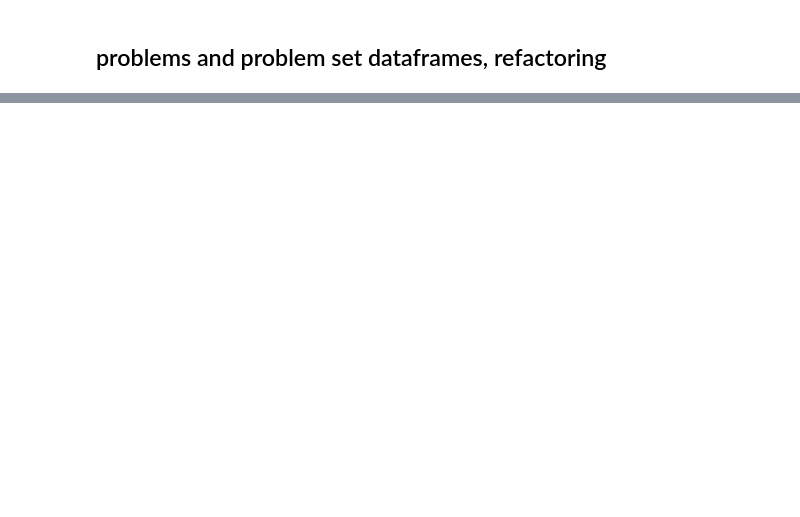
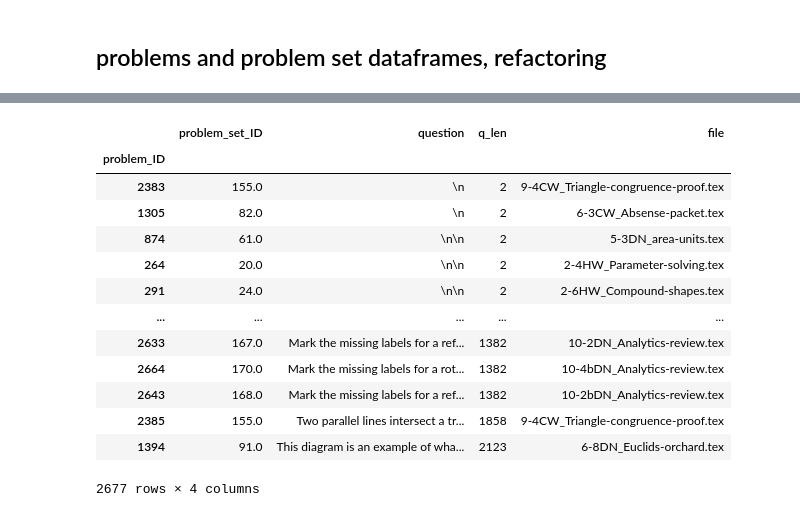
Before and after one commit to chrishuson/mathai, a Jupyter notebook: src/notes.ipynb, the cells around one changed output, grey strips where cells are left out. Drawn from its saved outputs; the diff is of its cells as text; code cells hidden in the pictures; blank space fills up the shorter version.

```diff
--- a/src/notes.ipynb
+++ b/src/notes.ipynb
@@ -166,0 +93,20 @@ Identify a linear pair of angles in the given diagram.
+# %%
+problem_df['file'] = problem_df.problem_set_ID.apply(lambda x: pset_df.loc[x, 'file'])
+problem_df['q_len'] = problem_df.question.str.len()
+problem_df.sort_values('q_len', inplace=True)
+problem_df
+# %% [output]
+|  | problem_set_ID | question | q_len | file |
+| problem_ID |  |  |  |  |
+| 2383 | 155.0 | \n | 2 | 9-4CW_Triangle-congruence-proof.tex |
+| 1305 | 82.0 | \n | 2 | 6-3CW_Absense-packet.tex |
+| 874 | 61.0 | \n\n | 2 | 5-3DN_area-units.tex |
+| 264 | 20.0 | \n\n | 2 | 2-4HW_Parameter-solving.tex |
+| 291 | 24.0 | \n\n | 2 | 2-6HW_Compound-shapes.tex |
+| ... | ... | ... | ... | ... |
+| 2633 | 167.0 | Mark the missing labels for a ref... | 1382 | 10-2DN_Analytics-review.tex |
+| 2664 | 170.0 | Mark the missing labels for a rot... | 1382 | 10-4bDN_Analytics-review.tex |
+| 2643 | 168.0 | Mark the missing labels for a ref... | 1382 | 10-2bDN_Analytics-review.tex |
+| 2385 | 155.0 | Two parallel lines intersect a tr... | 1858 | 9-4CW_Triangle-congruence-proof.tex |
+| 1394 | 91.0 | This diagram is an example of wha... | 2123 | 6-8DN_Euclids-orchard.tex |
+2677 rows × 4 columns
```
Also changed, not shown: parts of 30 cells of this notebook, 4 other files.
